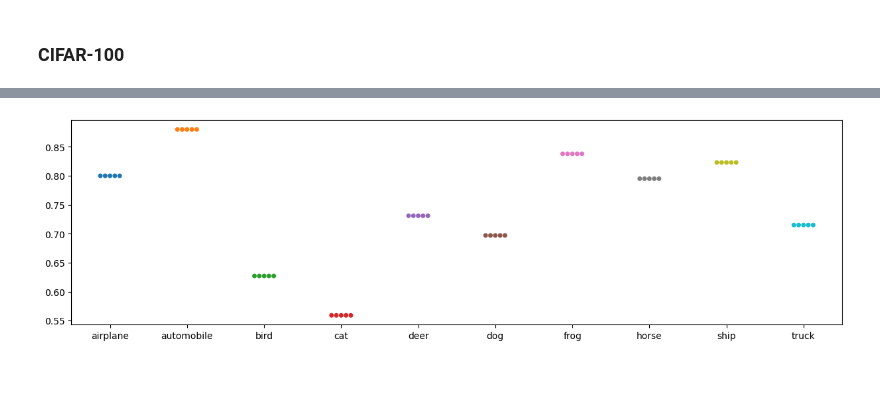
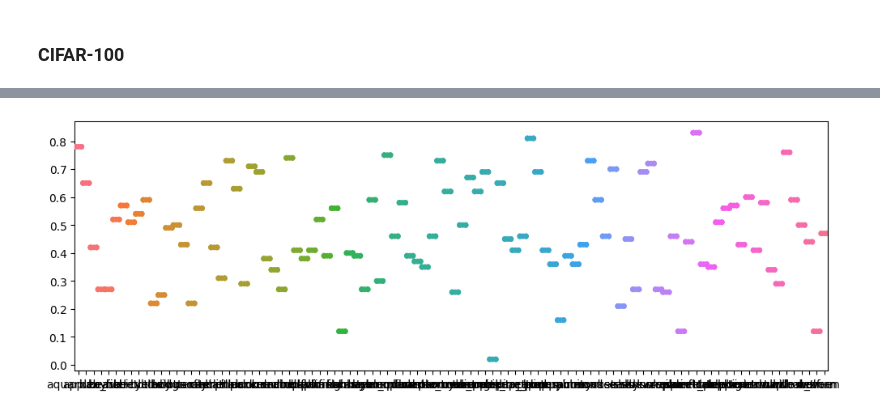
Before and after one commit to Ignatella/SEM-8-SSN, a Jupyter notebook: ssn-lab-01-mnist.ipynb, the cells around one changed output, grey strips where cells are left out. Cells and saved outputs as stored; diff of their text form; code cells hidden in the pictures; blank space fills up the shorter version.

Commit message:
Update: plots and add CIFAR100

```diff
--- a/ssn-lab-01-mnist.ipynb
+++ b/ssn-lab-01-mnist.ipynb
@@ -513,7 +603,7 @@ plt.show()
 # %% [markdown]
 ### CIFAR-100
 # %%
-# download cifar10
+# download cifar100
 
 transform_train = transforms.Compose([
     transforms.RandomHorizontalFlip(),
@@ -526,9 +616,9 @@ transform_test = transforms.Compose([
     transforms.Normalize((0.5, 0.5, 0.5), (0.5, 0.5, 0.5))
 ])
 
-trainset = torchvision.datasets.CIFAR10(root='./data', train=True, download=True, transform=transform_train)
+trainset = torchvision.datasets.CIFAR100(root='./data', train=True, download=True, transform=transform_train)
 trainloader = torch.utils.data.DataLoader(trainset, batch_size=64, shuffle=True)
 
-testset = torchvision.datasets.CIFAR10(root='./data', train=False, download=True, transform=transform_test)
+testset = torchvision.datasets.CIFAR100(root='./data', train=False, download=True, transform=transform_test)
 testloader = torch.utils.data.DataLoader(testset, batch_size=32, shuffle=False)
 # %% [output]
@@ -565,7 +655,8 @@ WARNING:matplotlib.image:Clipping input data to the valid range for imshow with
 # %%
-# define model
+# define fancy model for cifar100
 
 import torch.nn.functional as F
+
 
 class Net(nn.Module):
     def __init__(self):
@@ -573,27 +664,27 @@ class Net(nn.Module):
         # Define convolutional layers
         self.conv1 = nn.Conv2d(3, 32, 3, padding=1)
         self.conv2 = nn.Conv2d(32, 64, 3, padding=1)
+        self.conv3 = nn.Conv2d(64, 128, 3, padding=1)
         # Define max pooling layers
         self.pool = nn.MaxPool2d(2, 2)
         # Define fully connected layers
-        self.fc1 = nn.Linear(64 * 8 * 8, 256)  # 8x8 image dimension after two max-pooling layers
-        self.fc2 = nn.Linear(256, 10)  # Output 10 classes for CIFAR10
+        self.fc1 = nn.Linear(128 * 4 * 4, 256)  # 4x4 image dimension after two max-pooling layers
+        self.fc2 = nn.Linear(256, 100)  # Output 100 classes for CIFAR100
 
     def forward(self, x):
         # Convolutional layers with ReLU activation and max pooling
         x = self.pool(F.relu(self.conv1(x)))
         x = self.pool(F.relu(self.conv2(x)))
+        x = self.pool(F.relu(self.conv3(x)))
         # Reshape the tensor for fully connected layers
-        x = x.view(-1, 64 * 8 * 8)
+        x = x.view(-1, 128 * 4 * 4)
         # Fully connected layers with ReLU activation
         x = F.relu(self.fc1(x))
         x = self.fc2(x)
         return x
 # %%
 # train model
-
-import torch.optim as optim
-import torch.nn.functional as F
+from sklearn.metrics import precision_score, recall_score, f1_score
 
 epochs = 10
 print_every_n_batches = 50
@@ -603,12 +694,18 @@ net = Net().cuda()
 criterion = nn.CrossEntropyLoss()
 optimizer = optim.Adam(net.parameters(), lr=0.001)
 
+# metrics to calcuate
 accuracies = []
 losses = []
+precisions = []
+f1s = []
+
 
 for epoch in range(epochs):
         running_accuracy = 0.0
         running_loss = 0.0
+        running_precision = 0.0
+        running_f1 = 0.0
 
         for i, data in enumerate(trainloader, 0):
             inputs, labels = data
@@ -625,14 +722,22 @@ for epoch in range(epochs):
             optimizer.step()
 
             # statistics
+            pred_labels = outputs.argmax(dim=1).cpu().detach().numpy()
+            true_labels = labels.cpu().detach().numpy()
+
             running_accuracy += (outputs.argmax(dim=1) == labels).float().mean().item()
             running_loss += loss.item()
+
+            running_precision += precision_score(true_labels, pred_labels, average='macro', labels=np.unique(pred_labels))
+            running_f1 += f1_score(true_labels, pred_labels, average='macro', labels=np.unique(pred_labels))
 
             if i % print_every_n_batches == print_every_n_batches - 1:
                 print('[%d, %5d] loss: %.3f, accuracy: %.3f' % (epoch + 1, i + 1, running_loss / print_every_n_batches, running_accuracy / print_every_n_batches))
 
                 losses.append(running_loss / print_every_n_batches)
                 accuracies.append(running_accuracy / print_every_n_batches)
+                precisions.append(running_precision / print_every_n_batches)
+                f1s.append(running_f1 / print_every_n_batches)
 
-                running_accuracy = running_loss = 0.0
+                running_accuracy = running_loss = running_precision = running_f1 = 0.0
 # %% [output]
@@ -720,14 +838,14 @@ stats.applymap(lambda x: np.mean(x)).style
 # %%
 import seaborn as sns
 
 df_mc = pd.DataFrame()
 
 for i, label in enumerate(testset.classes):
     df_mc[label] = stats['Accuracy'].apply(lambda x: x[i])
 
 sns.swarmplot(data=df_mc)
-plt.gcf().set_size_inches(15, 4)
+plt.gcf().set_size_inches(12, 4)
 plt.show()
 # %% [output]
-[figure, old version]
+[figure, new version]
 # %%
```
Also changed, not shown: parts of 22 cells of this notebook.
